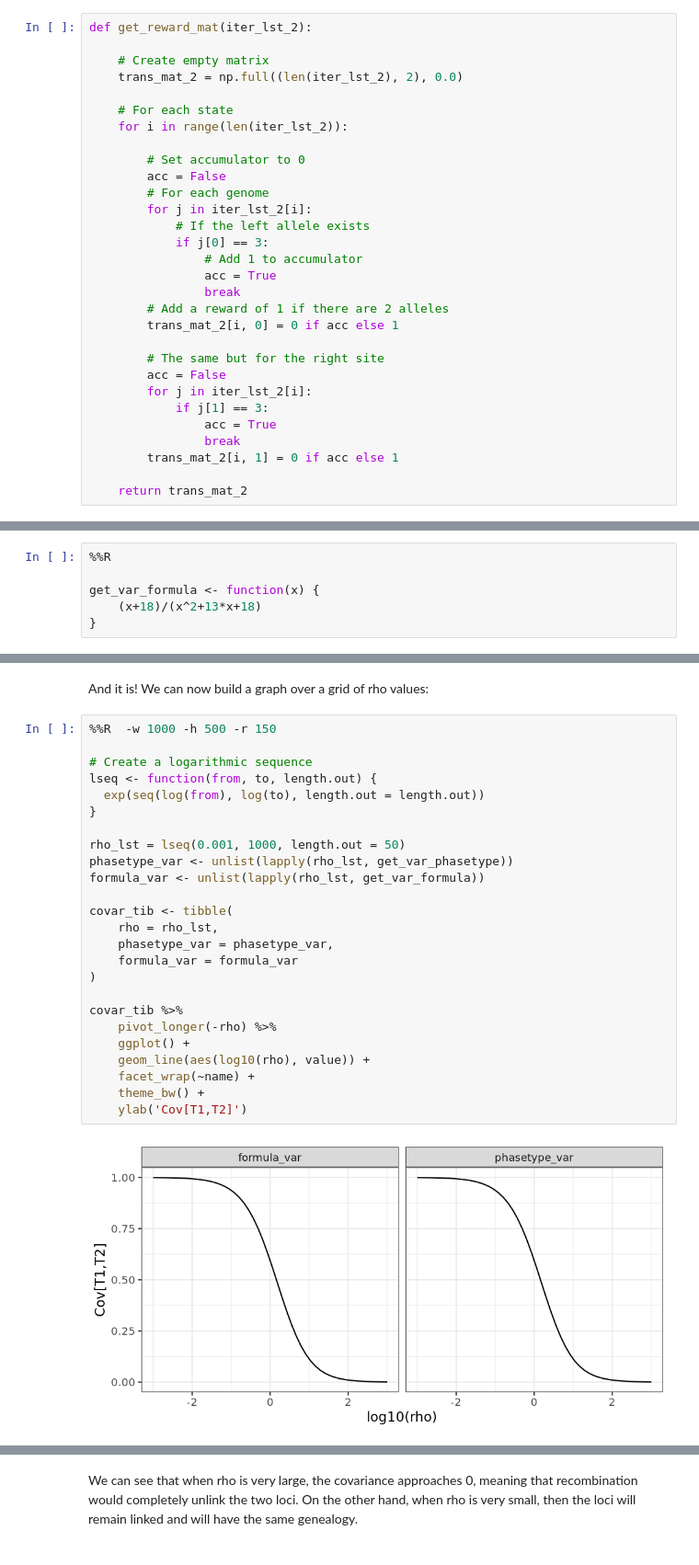
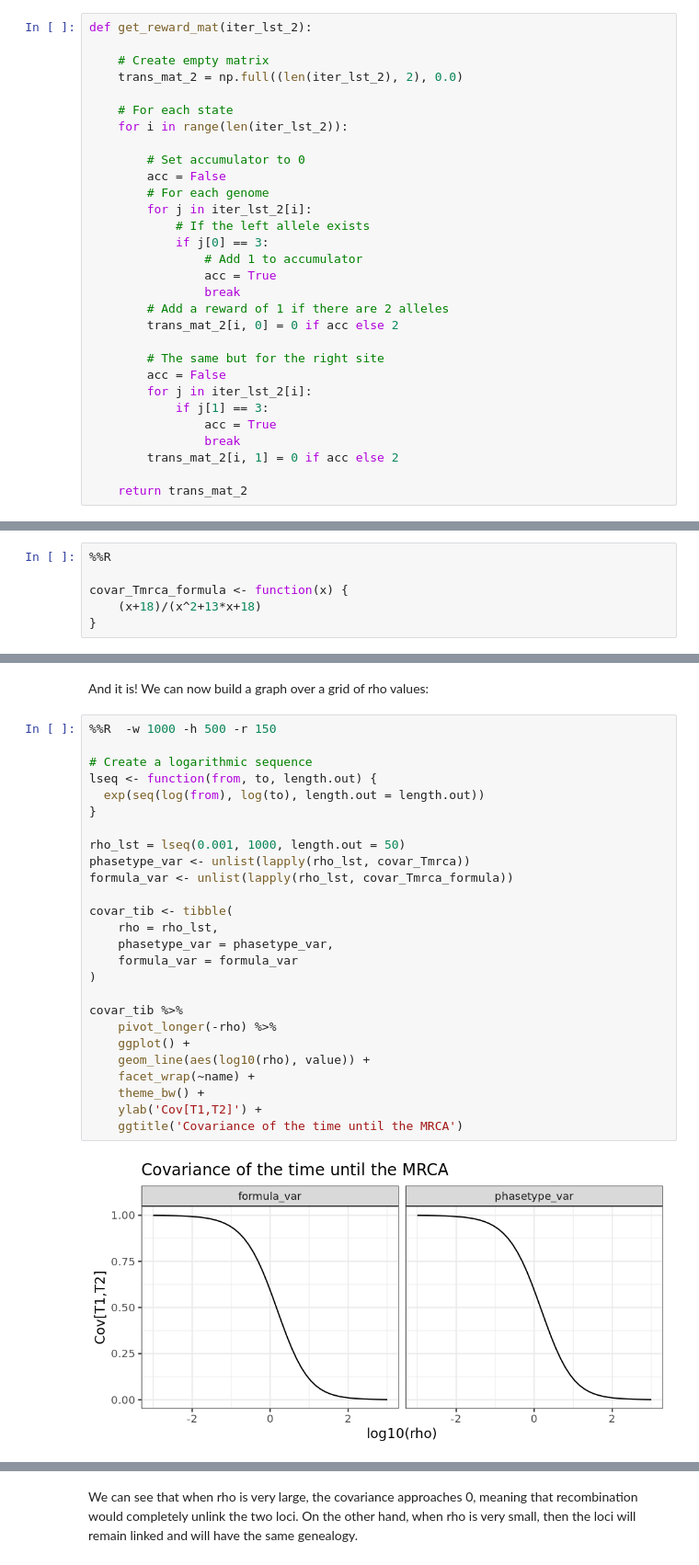
Before and after one commit to rivasiker/phasetype, a Jupyter notebook: scripts/03_variance_S/03_variance_S.ipynb, the cells around one changed output, grey strips where cells are left out. Shown at 92% size. Saved outputs shown, nothing was run; the diff lists cells and outputs as text.

```diff
--- a/scripts/03_variance_S/03_variance_S.ipynb
+++ b/scripts/03_variance_S/03_variance_S.ipynb
@@ -170,7 +170,7 @@ def get_reward_mat(iter_lst_2):
                 acc = True
                 break
         # Add a reward of 1 if there are 2 alleles
-        trans_mat_2[i, 0] = 0 if acc else 1
+        trans_mat_2[i, 0] = 0 if acc else 2
 
         # The same but for the right site
         acc = False
@@ -178,7 +178,7 @@ def get_reward_mat(iter_lst_2):
             if j[1] == 3:
                 acc = True
                 break
-        trans_mat_2[i, 1] = 0 if acc else 1
+        trans_mat_2[i, 1] = 0 if acc else 2
 
     return trans_mat_2
 # %%
@@ -292,6 +351,6 @@ We can also code the analytical formula $\text{Cov}[T_i, T_j]$, namely equation
 # %%
 %%R
 
-get_var_formula <- function(x) {
+covar_Tmrca_formula <- function(x) {
     (x+18)/(x^2+13*x+18)
 }
@@ -310,27 +375,28 @@ And it is! We can now build a graph over a grid of rho values:
 # %%
 %%R  -w 1000 -h 500 -r 150
 
 # Create a logarithmic sequence
 lseq <- function(from, to, length.out) {
   exp(seq(log(from), log(to), length.out = length.out))
 }
 
 rho_lst = lseq(0.001, 1000, length.out = 50)
-phasetype_var <- unlist(lapply(rho_lst, get_var_phasetype))
-formula_var <- unlist(lapply(rho_lst, get_var_formula))
+phasetype_var <- unlist(lapply(rho_lst, covar_Tmrca))
+formula_var <- unlist(lapply(rho_lst, covar_Tmrca_formula))
 
 covar_tib <- tibble(
     rho = rho_lst,
     phasetype_var = phasetype_var,
     formula_var = formula_var
 )
 
 covar_tib %>%
     pivot_longer(-rho) %>%
     ggplot() +
     geom_line(aes(log10(rho), value)) +
     facet_wrap(~name) +
     theme_bw() +
-    ylab('Cov[T1,T2]')
+    ylab('Cov[T1,T2]') +
+    ggtitle('Covariance of the time until the MRCA')
 # %% [output]
-[figure, old version]
+[figure, new version]
```
Also changed, not shown: parts of 12 cells of this notebook.
